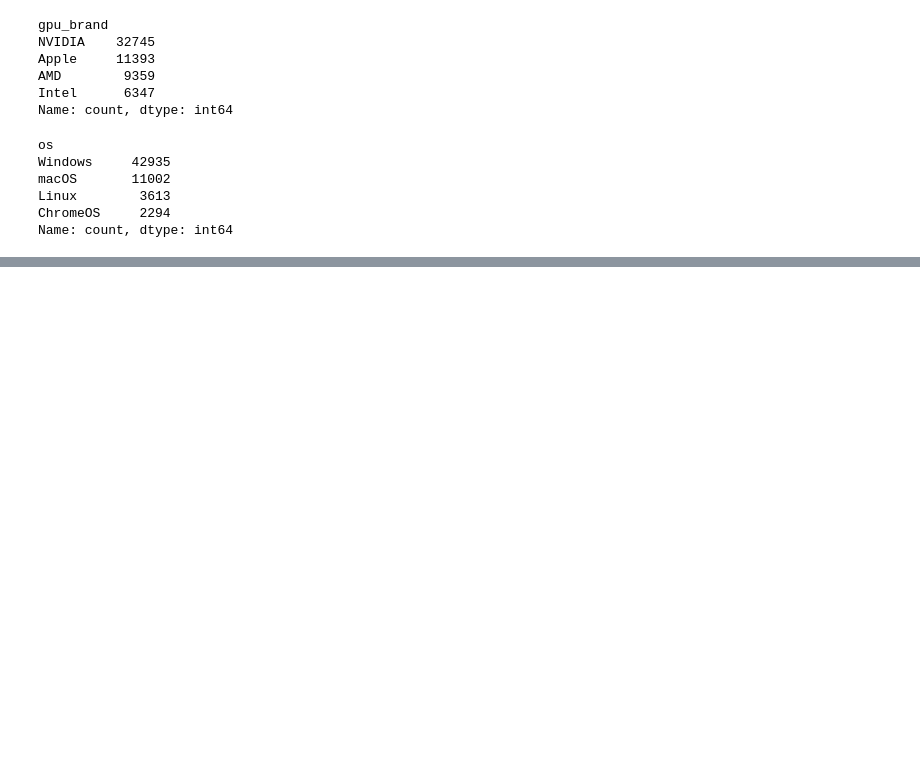
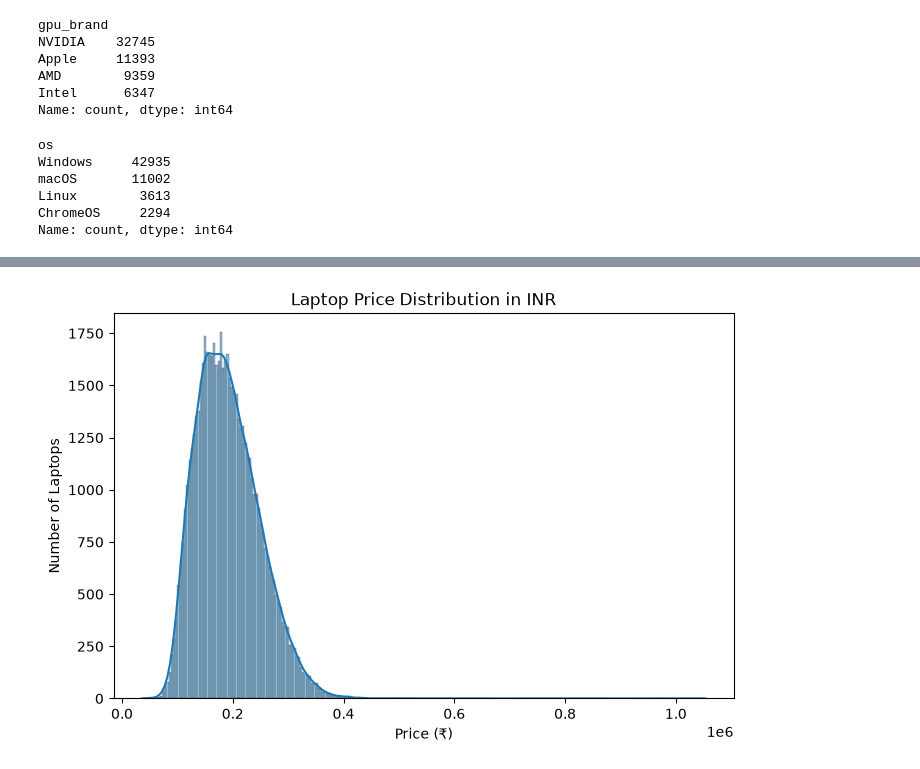
Before and after one commit to shrishtiig/Laptop_Price_Prediction, a Jupyter notebook: notebooks/laptop_price_eda.ipynb, the cells around one changed output, grey strips where cells are left out. Cells and saved outputs as stored; diff of their text form; code cells hidden in the pictures; blank space fills up the shorter version.

Commit message:
Complete laptop EDA and data quality analysis

```diff
--- a/notebooks/laptop_price_eda.ipynb
+++ b/notebooks/laptop_price_eda.ipynb
@@ -245,0 +303,12 @@ Name: count, dtype: int64
+# %%
+df["price"] = df["price"] * 95.9            #(Prices in INR)
+
+plt.figure(figsize=(8,5))
+sns.histplot(df["price"], kde=True)
+
+plt.title("Laptop Price Distribution in INR")
+plt.xlabel("Price (₹)")
+plt.ylabel("Number of Laptops")
+plt.show()
+# %% [output]
+[figure, added]
```
Also changed, not shown: parts of 20 cells of this notebook.
